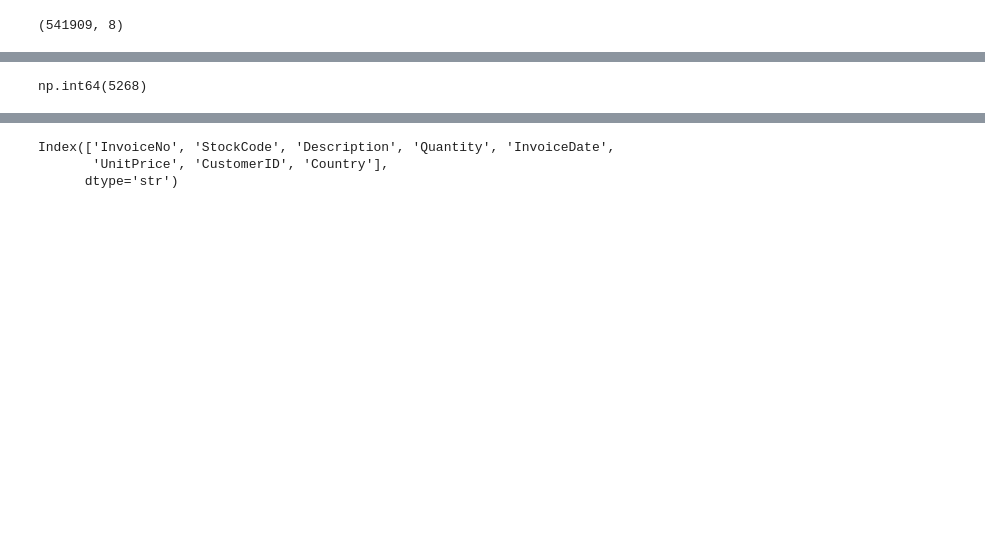
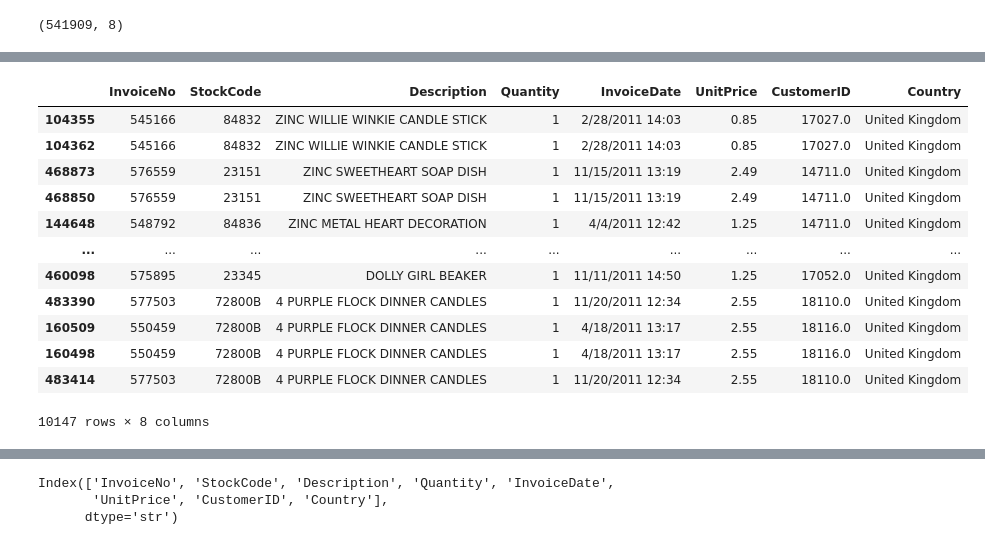
Before and after one commit to JoshuaBertocchi/data_ecommerce_project, a Jupyter notebook: notebooks/analise_exploratoria.ipynb, the cells around one changed output, grey strips where cells are left out. Drawn from its saved outputs; the diff is of its cells as text; code cells hidden in the pictures; blank space fills up the shorter version.

```diff
--- a/notebooks/analise_exploratoria.ipynb
+++ b/notebooks/analise_exploratoria.ipynb
@@ -70,8 +129,21 @@ np.int64(136534)
 # %%
-
-df.duplicated().sum()
+#Analisando os resultados duplicados
+df_filtro = df[df.duplicated(keep=False)].sort_values(by='Description', ascending=False)
+df_filtro
 # %% [output]
+|  | InvoiceNo | StockCode | Description | Quantity | InvoiceDate | UnitPrice | CustomerID | Country |
+| 104355 | 545166 | 84832 | ZINC WILLIE WINKIE CANDLE STICK | 1 | 2/28/2011 14:03 | 0.85 | 17027.0 | United Kingdom |
+| 104362 | 545166 | 84832 | ZINC WILLIE WINKIE CANDLE STICK | 1 | 2/28/2011 14:03 | 0.85 | 17027.0 | United Kingdom |
+| 468873 | 576559 | 23151 | ZINC SWEETHEART SOAP DISH | 1 | 11/15/2011 13:19 | 2.49 | 14711.0 | United Kingdom |
+| 468850 | 576559 | 23151 | ZINC SWEETHEART SOAP DISH | 1 | 11/15/2011 13:19 | 2.49 | 14711.0 | United Kingdom |
+| 144648 | 548792 | 84836 | ZINC METAL HEART DECORATION | 1 | 4/4/2011 12:42 | 1.25 | 14711.0 | United Kingdom |
+| ... | ... | ... | ... | ... | ... | ... | ... | ... |
+| 460098 | 575895 | 23345 | DOLLY GIRL BEAKER | 1 | 11/11/2011 14:50 | 1.25 | 17052.0 | United Kingdom |
+| 483390 | 577503 | 72800B | 4 PURPLE FLOCK DINNER CANDLES | 1 | 11/20/2011 12:34 | 2.55 | 18110.0 | United Kingdom |
+| 160509 | 550459 | 72800B | 4 PURPLE FLOCK DINNER CANDLES | 1 | 4/18/2011 13:17 | 2.55 | 18116.0 | United Kingdom |
+| 160498 | 550459 | 72800B | 4 PURPLE FLOCK DINNER CANDLES | 1 | 4/18/2011 13:17 | 2.55 | 18116.0 | United Kingdom |
+| 483414 | 577503 | 72800B | 4 PURPLE FLOCK DINNER CANDLES | 1 | 11/20/2011 12:34 | 2.55 | 18110.0 | United Kingdom |
-np.int64(5268)
+10147 rows × 8 columns
 # %%
 df.describe()
 # %% [output]
```
Also changed, not shown: parts of 20 cells of this notebook.
